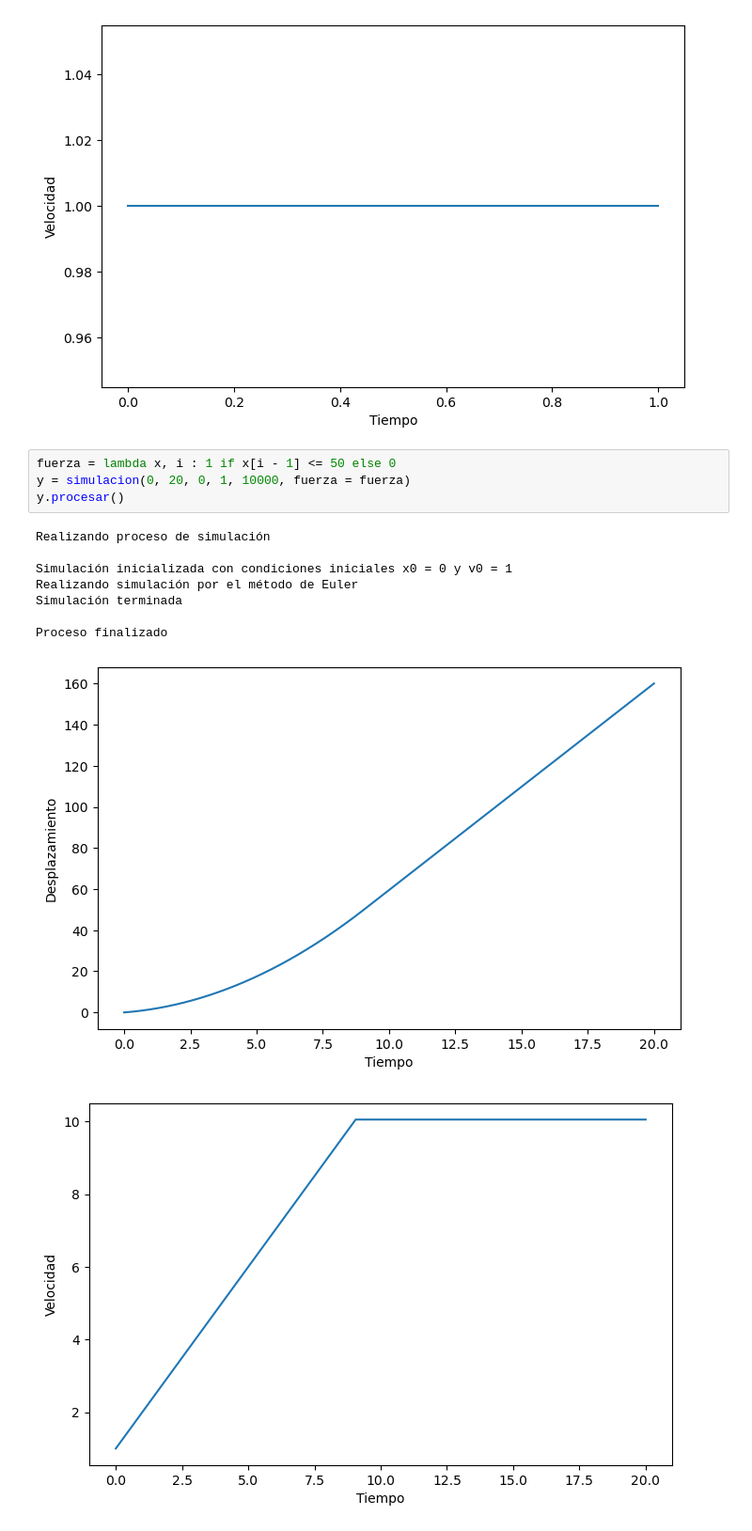
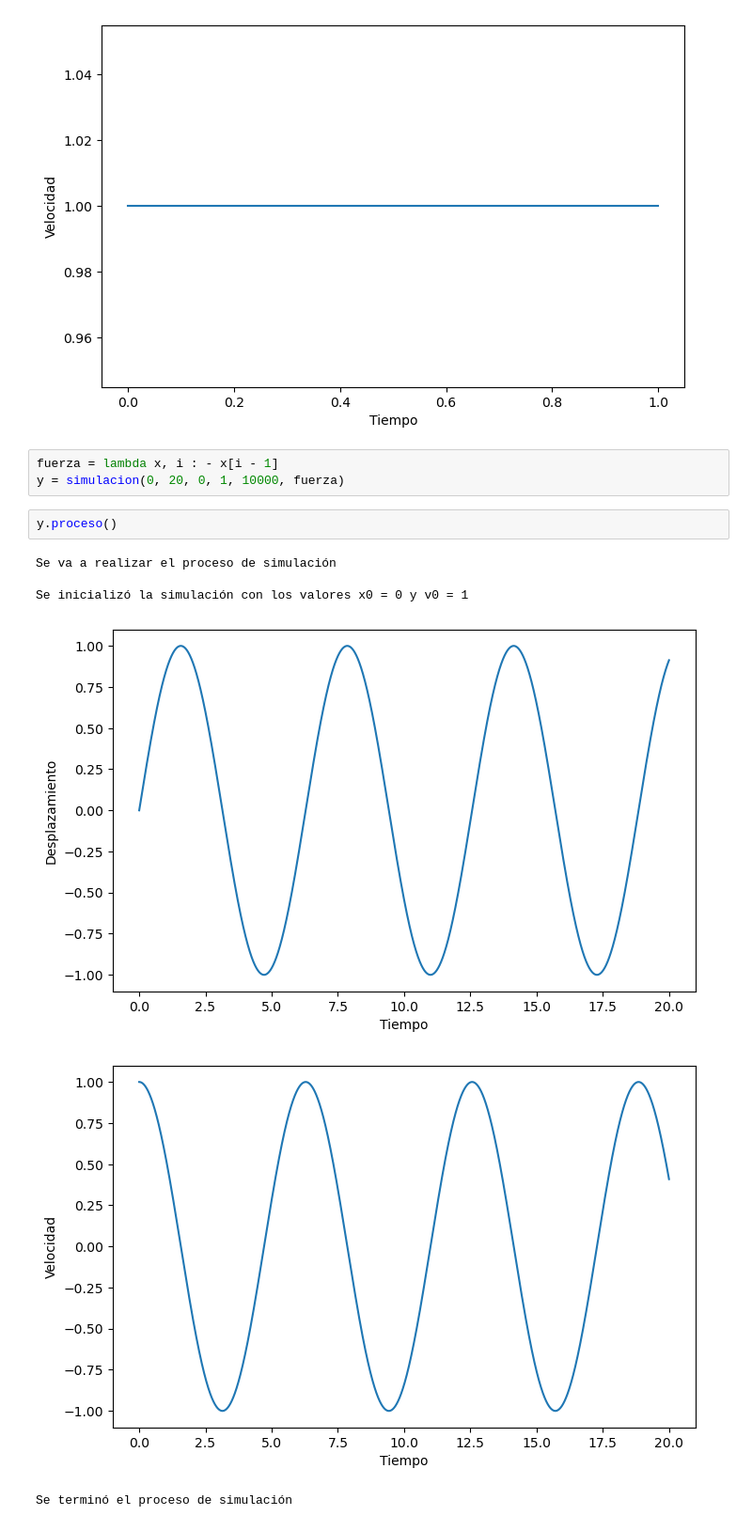
Before and after one commit to tri-ntropy/python.course.ds, a Jupyter notebook: Notas de la Clase/Bloque 8 - POO.ipynb, the cells around one changed output. Shown at 94% size. Drawn from its saved outputs; the diff is of its cells as text.

```diff
--- a/Notas de la Clase/Bloque 8 - POO.ipynb
+++ b/Notas de la Clase/Bloque 8 - POO.ipynb
@@ -231,16 +232,14 @@ x.graficar_velocidad()
 # %% [output]
 [figure]
 # %%
-fuerza = lambda x, i : 1 if x[i - 1] <= 50 else 0
-y = simulacion(0, 20, 0, 1, 10000, fuerza = fuerza)
-y.procesar()
+fuerza = lambda x, i : - x[i - 1]
+y = simulacion(0, 20, 0, 1, 10000, fuerza)
-# %% [output]
-Realizando proceso de simulación
-
-Simulación inicializada con condiciones iniciales x0 = 0 y v0 = 1
-Realizando simulación por el método de Euler
-Simulación terminada
-
-Proceso finalizado
-[figure, removed]
-[figure, removed]
+# %%
+y.proceso()
+# %% [output]
+Se va a realizar el proceso de simulación
+
+Se inicializó la simulación con los valores x0 = 0 y v0 = 1
+[figure, added]
+[figure, added]
+Se terminó el proceso de simulación
```
Also changed, not shown: parts of 25 cells of this notebook, 2 other files.
